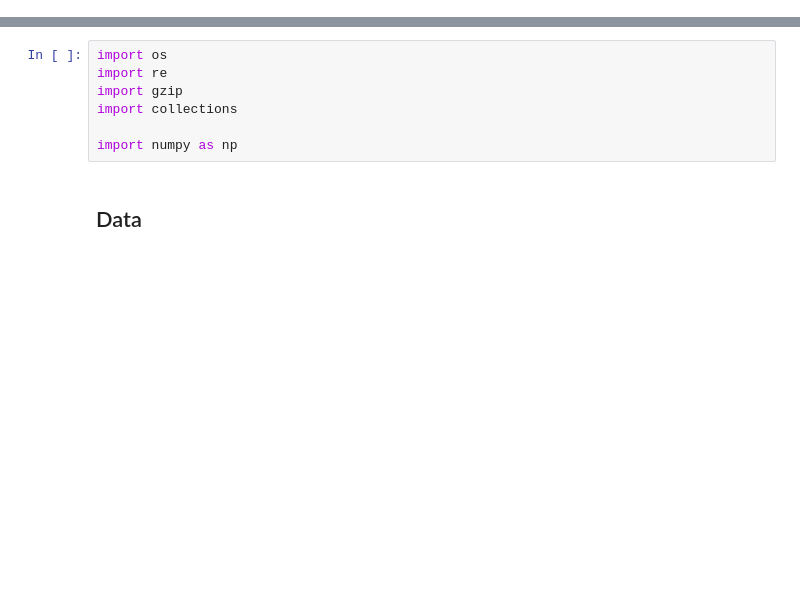
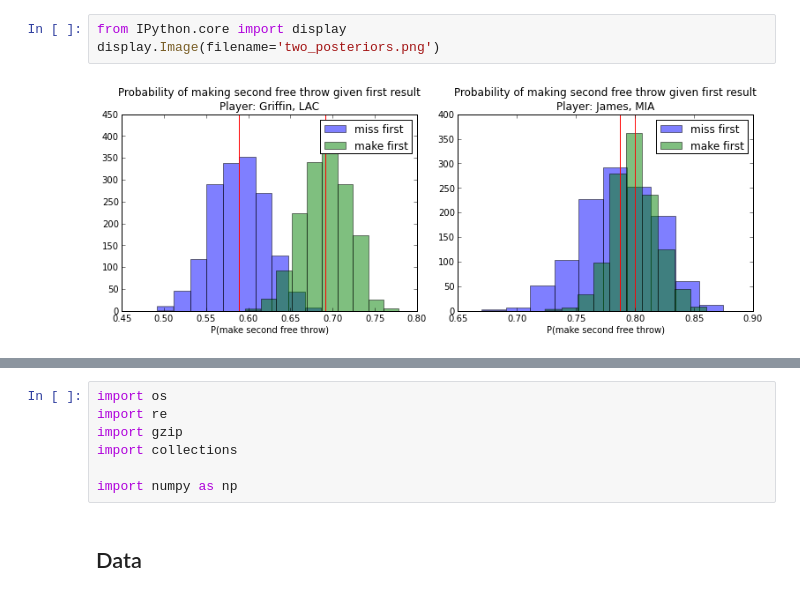
Before and after one commit to quasiben/scipy2013, a Jupyter notebook: Exercises/ipcluster/hothand_parallel.ipynb, the cells around one changed output, grey strips where cells are left out. Drawn from its saved outputs; the diff is of its cells as text; blank space fills up the shorter version.

```diff
--- a/Exercises/ipcluster/hothand_parallel.ipynb
+++ b/Exercises/ipcluster/hothand_parallel.ipynb
@@ -17,0 +20,5 @@ Phrased in the language of probability theory, the existence of hot hands would
+# %%
+from IPython.core import display
+display.Image(filename='two_posteriors.png')
+# %% [output]
+[figure, added]
```
Also changed, not shown: parts of 26 cells of this notebook.
